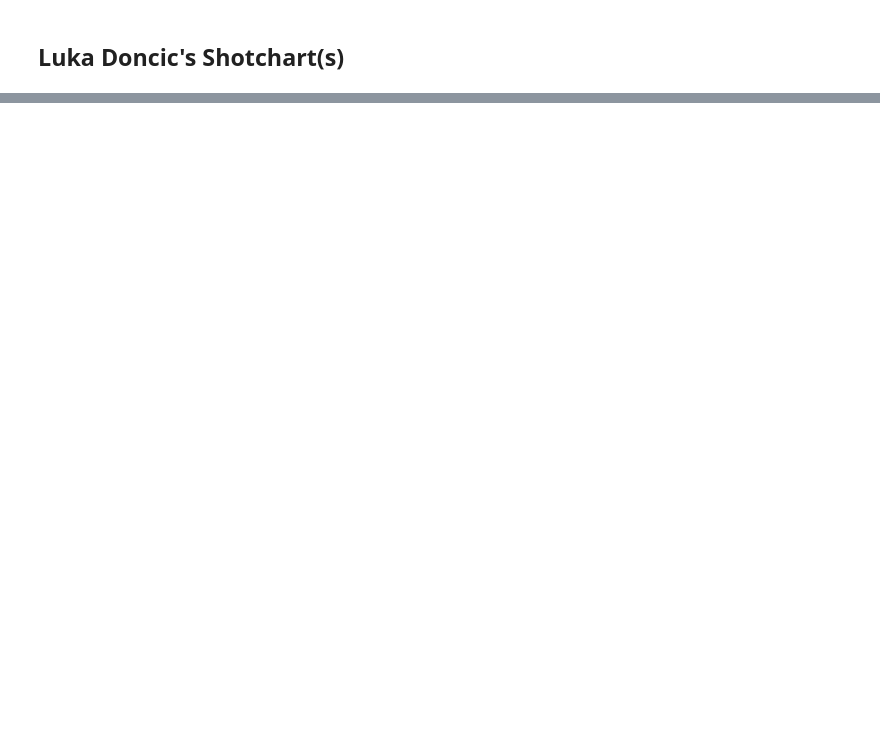
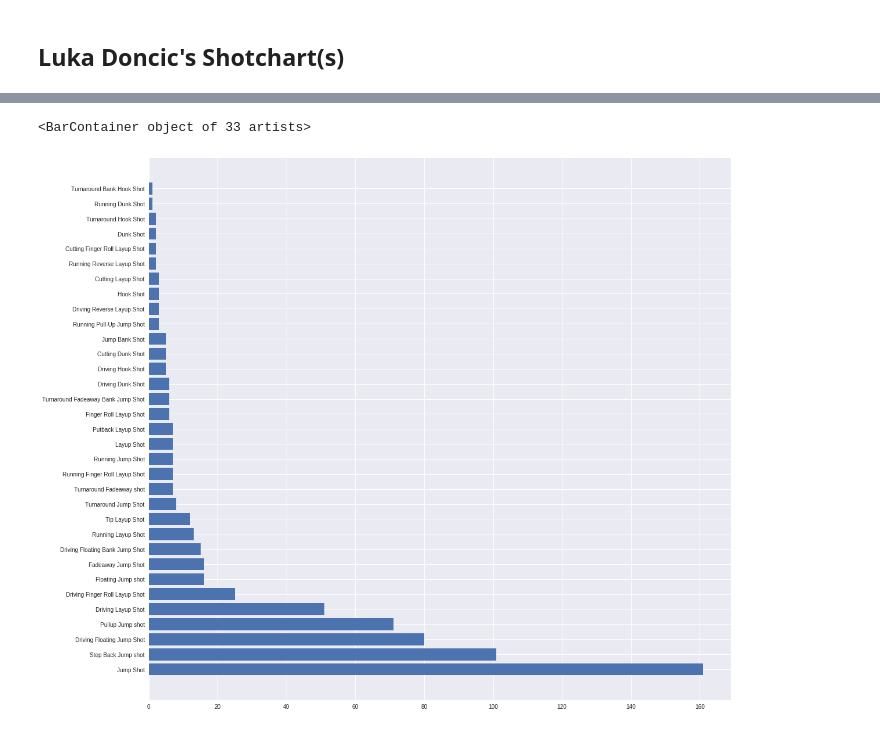
Before and after one commit to danchyy/Basketball_Analytics, a Jupyter notebook: Scripts/2018_19_season/doncic_analysis/doncic_analysis.ipynb, the cells around one changed output, grey strips where cells are left out. Saved outputs shown, nothing was run; the diff lists cells and outputs as text; code cells hidden in the pictures; blank space fills up the shorter version.

```diff
--- a/Scripts/2018_19_season/doncic_analysis/doncic_analysis.ipynb
+++ b/Scripts/2018_19_season/doncic_analysis/doncic_analysis.ipynb
@@ -271,0 +633,14 @@ plot_scatter_clutch(
+# %%
+doncic_data = find_players_by_full_name("Luka Doncic")
+doncic_shotchart = ShotChartDetail(team_id=0, player_id=doncic_data[0]['id'], context_measure_simple='FGA')
+
+doncic_df = doncic_shotchart.get_data_frames()[0]
+league_avg = doncic_shotchart.get_data_frames()[1]
+
+doncic_df.LOC_X = -doncic_df.LOC_X  # REAL DATA IS FLIPPED
+doncic_df = doncic_df.loc[(doncic_df.SHOT_ZONE_AREA != "Back Court(BC)")
+                          & (doncic_df.LOC_Y < 300)]  # drop shots that aren't close to the center
+
+binned_df = create_bins(data_frame=doncic_df, league_average=league_avg)
+
+plot_shotchart(data_frame=binned_df, title="Luka Doncic's shotchart for 2018-19 season")
@@ -271,0 +675,14 @@ plot_scatter_clutch(
+# %%
+made_shots_df = doncic_df.loc[doncic_df.SHOT_MADE_FLAG == 1]
+# %%
+from collections import OrderedDict
+def prepare_data_from_shot_chart(full_data, made_shots_data):
+    full_counts_dict = full_data.ACTION_TYPE.value_counts().to_dict()
+    made_counts_dict = made_shots_data.ACTION_TYPE.value_counts().to_dict()
+    modified_made_dict = OrderedDict()
+    for key in full_counts_dict.keys():
+        if key not in made_counts_dict:
+            modified_made_dict[key] = 0
+        else:
+            modified_made_dict[key] = made_counts_dict[key]
+    return full_counts_dict, modified_made_dict
@@ -271,0 +711,2 @@ plot_scatter_clutch(
+# %%
+full_dict, made_dict = prepare_data_from_shot_chart(doncic_df, made_shots_df)
@@ -271,0 +716,11 @@ plot_scatter_clutch(
+# %%
+plt.style.use('seaborn')
+fig, ax = plt.subplots(figsize=(16, 16))
+
+
+ax.barh(y=list(full_dict.keys()), width=list(full_dict.values()))
+# ax.barh(y=list(full_grouped_play.keys()), width=list(full_grouped_play.values()))
+# ax.barh(y=list(made_grouped_play.keys()), width=list(made_grouped_play.values()), color='red')
+# %% [output]
+<BarContainer object of 33 artists>
+[figure, added]
```
Also changed, not shown: parts of 25 cells of this notebook.
